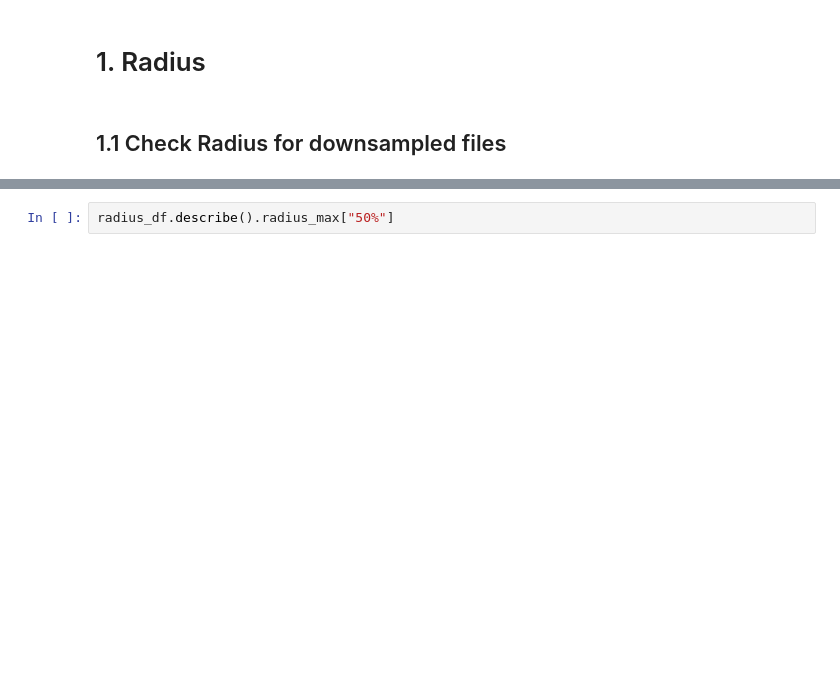
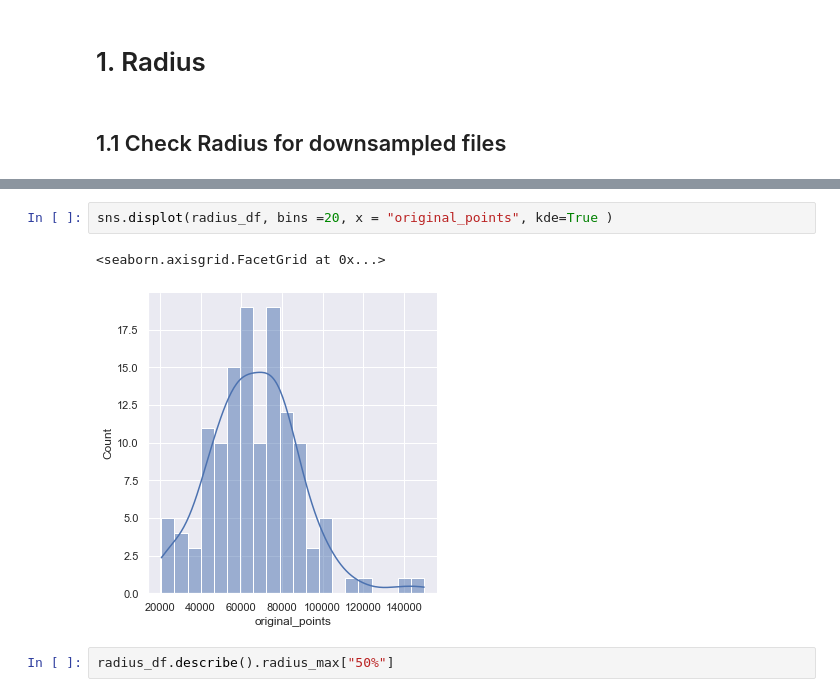
Before and after one commit to abhimandal/AneurysmSegmentation, a Jupyter notebook: aneurysm_segmentation3d/notebooks/EDA.ipynb, the cells around one changed output, grey strips where cells are left out. Drawn from its saved outputs; the diff is of its cells as text; blank space fills up the shorter version.

```diff
--- a/aneurysm_segmentation3d/notebooks/EDA.ipynb
+++ b/aneurysm_segmentation3d/notebooks/EDA.ipynb
@@ -145,3 +187,8 @@ radius_df.describe(percentiles = np.arange(0,1.1,0.1))
+# %%
+sns.displot(radius_df, bins =20, x = "original_points", kde=True )
+# %% [output]
+<seaborn.axisgrid.FacetGrid at 0x...>
+[figure, added]
 # %%
 radius_df.describe().radius_max["50%"]
 # %% [output]
```
Also changed, not shown: parts of 9 cells of this notebook, 4 other files.
